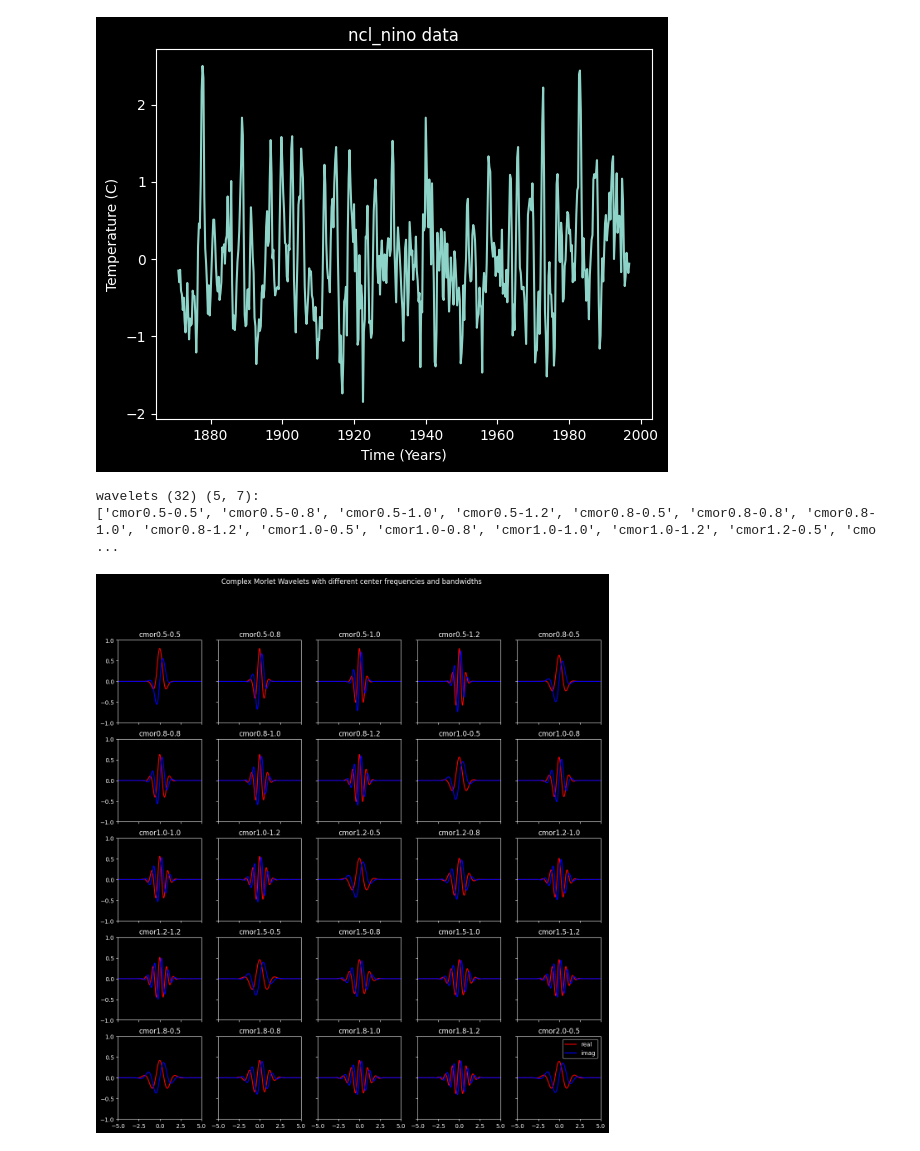
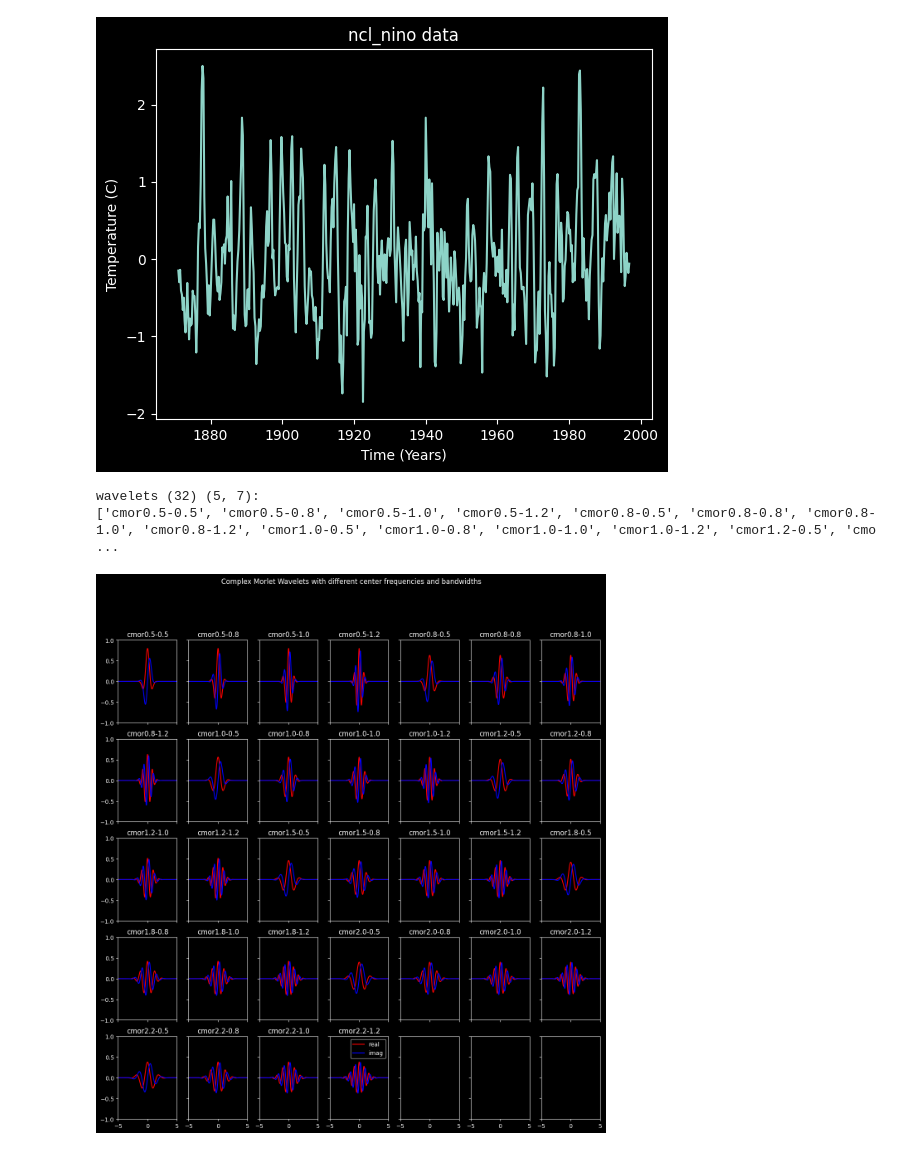
Before and after one commit to cyschneck/wavelet-tutorial, a Jupyter notebook: matching_scales.ipynb, the cells around one changed output. Saved outputs shown, nothing was run; the diff lists cells and outputs as text; code cells hidden in the pictures.

```diff
--- a/matching_scales.ipynb
+++ b/matching_scales.ipynb
@@ -42,26 +40,27 @@ plt.show()
 # %%
 # PyWavelets complex morlet
 # https://pywavelets.readthedocs.io/en/latest/ref/cwt.html#wavelet-bandwidth-and-center-frequencies
 
 # plot complex morlet wavelets with different center frequencies and bandwidths
 x_range = np.arange(0.5, 2.5, 0.25)#[0.5, 1.5, 2.5]
 y_range = np.arange(0.5, 1.5, 0.25)#[0.5, 1.0, 1.5]
 wavelets = [f"cmor{x:.1f}-{y:.1f}" for x in x_range for y in y_range]
 sub_plot_x = int(math.sqrt(len(wavelets)))
 sub_plot_y = len(wavelets) - sub_plot_x**2
+if sub_plot_y == 0: sub_plot_y = sub_plot_x
 print(f"wavelets ({len(wavelets)}) ({sub_plot_x}, {sub_plot_y}): \n{wavelets}")
-fig, axs = plt.subplots(sub_plot_n, sub_plot_n, figsize=(15, 15), sharex=True, sharey=True)
+fig, axs = plt.subplots(sub_plot_x, sub_plot_y, figsize=(15, 15), sharex=True, sharey=True)
 for ax, wavelet in zip(axs.flatten(), wavelets):
     [psi, x] = pywt.ContinuousWavelet(wavelet).wavefun(10)
     ax.plot(x, np.real(psi), label="real", c="red")
     ax.plot(x, np.imag(psi), label="imag", c="blue")
     ax.set_title(wavelet)
     ax.set_xlim([-5, 5])
     ax.set_ylim([-1, 1])
 ax.legend()
 plt.suptitle("Complex Morlet Wavelets with different center frequencies and bandwidths")
 plt.show()
 # %% [output]
 wavelets (32) (5, 7):
 ['cmor0.5-0.5', 'cmor0.5-0.8', 'cmor0.5-1.0', 'cmor0.5-1.2', 'cmor0.8-0.5', 'cmor0.8-0.8', 'cmor0.8-1.0', 'cmor0.8-1.2', 'cmor1.0-0.5', 'cmor1.0-0.8', 'cmor1.0-1.0', 'cmor1.0-1.2', 'cmor1.2-0.5', 'cmo ...
-[figure, old version]
+[figure, new version]
```
Also changed, not shown: parts of 6 cells of this notebook.
